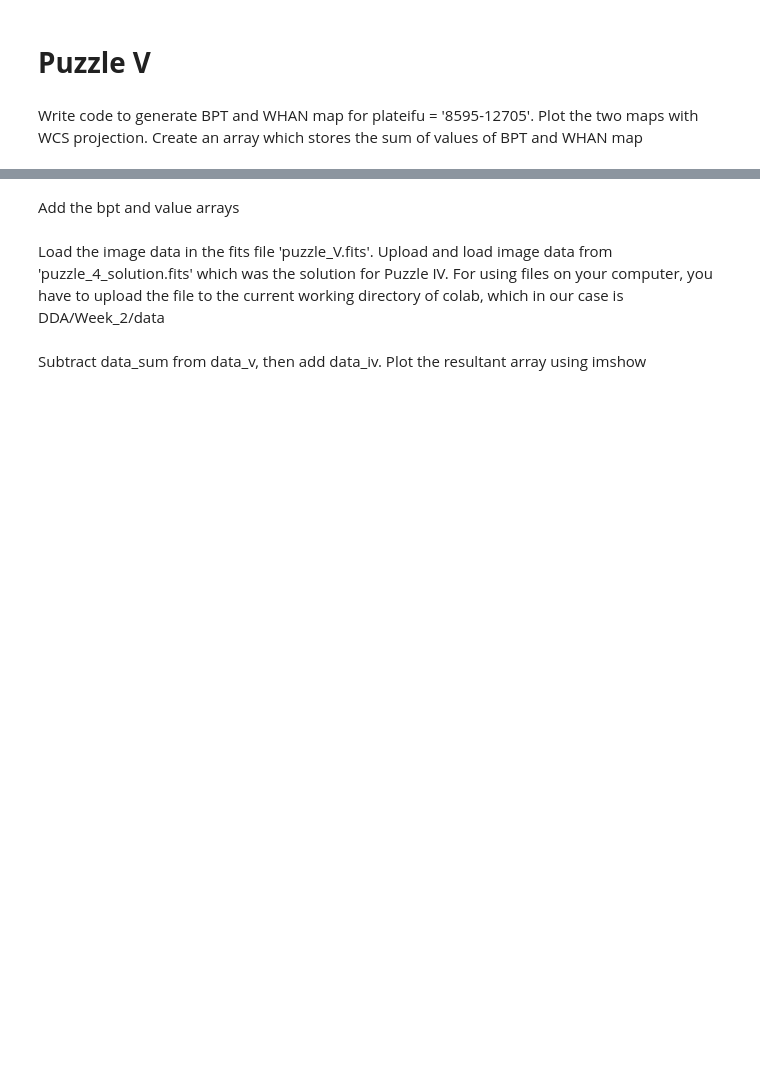
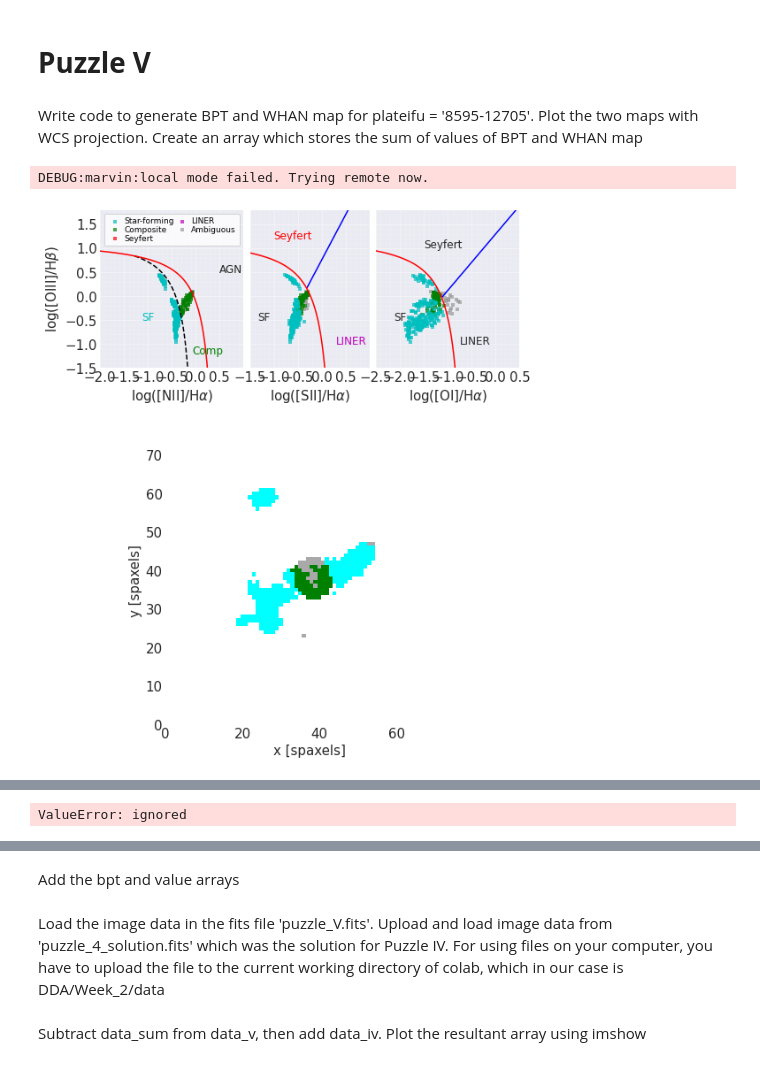
Before and after one commit to rahule-1999/DDA-python, a Jupyter notebook: Week_2/Module_2_2_Contour_Overlay_and_Emission_Line_Diagnostic_Maps.ipynb, the cells around one changed output, grey strips where cells are left out. Cells and saved outputs as stored; diff of their text form; code cells hidden in the pictures; blank space fills up the shorter version.

```diff
--- a/Week_2/Module_2_2_Contour_Overlay_and_Emission_Line_Diagnostic_Maps.ipynb
+++ b/Week_2/Module_2_2_Contour_Overlay_and_Emission_Line_Diagnostic_Maps.ipynb
@@ -501,0 +478,71 @@ maps = Maps(plateifu='8595-12705')
+# %%
+maps = Maps(plateifu='8595-12705')
+
+mask, fig, ax = maps.get_bpt()
+
+mask.keys()
+
+bpt = SF + COMP + SEYF + LIN + AMB
+
+# Let's make a color map for BPT map
+
+cmap = colors.ListedColormap(['grey', 'purple', 'red','green', 'cyan'])
+
+# IFU nocov mask
+ha = maps.emline_gew_ha_6564 # For getting pixmask
+
+nocov = ha.pixmask.get_mask('NOCOV')
+
+# Plot
+fig = plt.figure(figsize=(10,10))
+
+ax = fig.add_subplot(projection = maps.wcs, slices = ['x','y',0])
+# Mapplot plot
+fig, ax, cb = mapplot.plot(value=bpt, ivar = bpt, mask=nocov,
+                           cmap=cmap,fig=fig,ax=ax, use_masks='NOCOV',
+                           return_cb=True, cbrange=(0.5, 5.5), title='BPT Diagram')
+
+ax.set_autoscale_on(False)
+
+# Over plot optical contours with black color and given levels
+
+levels=[60., 90., 120., 150., 180., 210., 240.]
+
+# Get SDSS image
+
+optical = maps.getImage()
+
+# Prepare for plotting contours
+
+# Set the size of image cutout
+
+scale = maps.wcs.to_header()['PC2_2']*3600  # Gives arcsec/ pixel
+
+size = 2*maps.wcs.to_header()['CRPIX1']*scale # Give angular size in arcseconds
+
+# Getting new cutout
+
+optical.get_new_cutout(width = size, height = size)
+
+filter_r = np.rot90(np.array(optical.data)[:,:,0].T )
+
+# Remove grid
+ax.grid(False)
+
+# Plot contours and transform it with optical.wcs and assign the contours black color with levels = levels and zorder =11
+ax.contour(filter_r, transform=ax.get_transform(optical.wcs), colors='black',levels=levels,zorder=11)
+
+# Remove default colorba
+cb.remove()
+# Generate new color bar
+cb = plt.colorbar(ax.get_images()[1],ax=ax,anchor=(0,5),shrink=0.86)
+cb.set_ticks([1, 2, 3, 4, 5])
+cb.set_ticklabels(['Ambiguous','LINER','Seyfert','Comp', 'SF'])
+# Set x and y label
+ax.set_xlabel('pos.eq.ra')
+ax.set_ylabel('pos.eq.dec')
+
+# Generate BPT map with WCS projectionand overplot SDSS contours
+# %% [output]
+DEBUG:marvin:local mode failed. Trying remote now.
+[figure, added]
@@ -501,0 +550 @@ maps = Maps(plateifu='8595-12705')
+ValueError: ignored
```
Also changed, not shown: parts of 15 cells of this notebook.
